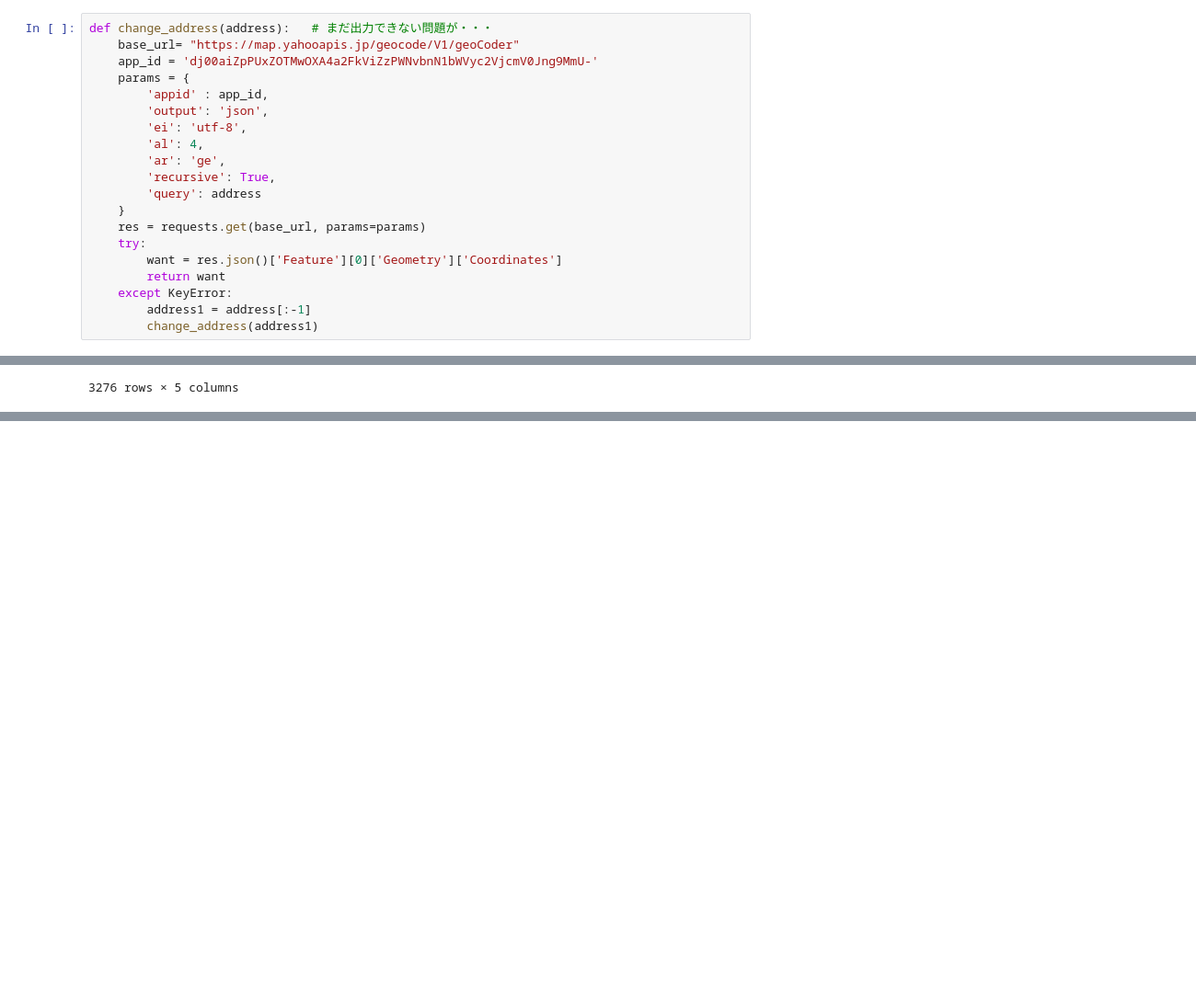
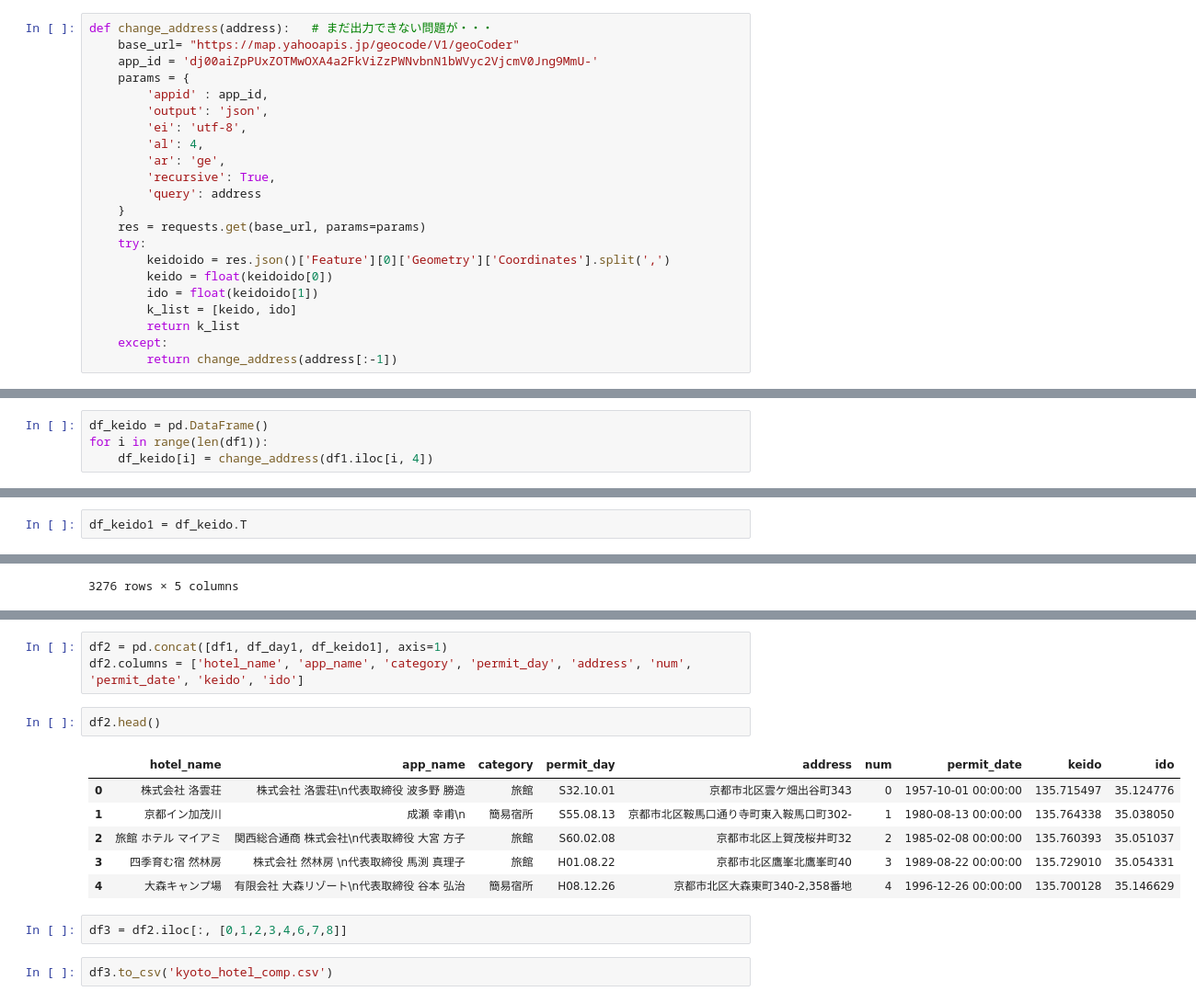
Before and after one commit to mazarimono/pyosaka201812, a Jupyter notebook: pyOsaka.ipynb, the cells around one changed output, grey strips where cells are left out. Shown: that part at 92% size. Drawn from its saved outputs; the diff is of its cells as text; blank space fills up the shorter version.

```diff
--- a/pyOsaka.ipynb
+++ b/pyOsaka.ipynb
@@ -444,9 +447,11 @@ def change_address(address):   # まだ出力できない問題が・・・
     }
     res = requests.get(base_url, params=params)
     try:
-        want = res.json()['Feature'][0]['Geometry']['Coordinates']
-        return want
-    except KeyError:
-        address1 = address[:-1]
-        change_address(address1)
+        keidoido = res.json()['Feature'][0]['Geometry']['Coordinates'].split(',')
+        keido = float(keidoido[0])
+        ido = float(keidoido[1])
+        k_list = [keido, ido]
+        return k_list
+    except:
+        return change_address(address[:-1])
 # %%
@@ -455,0 +473,4 @@ test
+# %%
+df_keido = pd.DataFrame()
+for i in range(len(df1)):
+    df_keido[i] = change_address(df1.iloc[i, 4])
@@ -456,3 +484,5 @@ test
+# %%
+df_keido1 = df_keido.T
 # %% [markdown]
 # 加工したデータをデータフレームに付け加える
 # %%
@@ -505,0 +536,16 @@ pd.concat([df1, df_day1], axis=1)
+# %%
+df2 = pd.concat([df1, df_day1, df_keido1], axis=1)
+df2.columns = ['hotel_name', 'app_name', 'category', 'permit_day', 'address', 'num', 'permit_date', 'keido', 'ido']
+# %%
+df2.head()
+# %% [output]
+|  | hotel_name | app_name | category | permit_day | address | num | permit_date | keido | ido |
+| 0 | 株式会社 洛雲荘 | 株式会社 洛雲荘\n代表取締役 波多野 勝造 | 旅館 | S32.10.01 | 京都市北区雲ケ畑出谷町343 | 0 | 1957-10-01 00:00:00 | 135.715497 | 35.124776 |
+| 1 | 京都イン加茂川 | 成瀬 幸甫\n | 簡易宿所 | S55.08.13 | 京都市北区鞍馬口通り寺町東入鞍馬口町302- | 1 | 1980-08-13 00:00:00 | 135.764338 | 35.038050 |
+| 2 | 旅館 ホテル マイアミ | 関西総合通商 株式会社\n代表取締役 大宮 方子 | 旅館 | S60.02.08 | 京都市北区上賀茂桜井町32 | 2 | 1985-02-08 00:00:00 | 135.760393 | 35.051037 |
+| 3 | 四季育む宿 然林房 | 株式会社 然林房 \n代表取締役 馬渕 真理子 | 旅館 | H01.08.22 | 京都市北区鷹峯北鷹峯町40 | 3 | 1989-08-22 00:00:00 | 135.729010 | 35.054331 |
+| 4 | 大森キャンプ場 | 有限会社 大森リゾート\n代表取締役 谷本 弘治 | 簡易宿所 | H08.12.26 | 京都市北区大森東町340-2,358番地 | 4 | 1996-12-26 00:00:00 | 135.700128 | 35.146629 |
+# %%
+df3 = df2.iloc[:, [0,1,2,3,4,6,7,8]]
+# %%
+df3.to_csv('kyoto_hotel_comp.csv')
```
Also changed, not shown: parts of 14 cells of this notebook, 2 other files.
